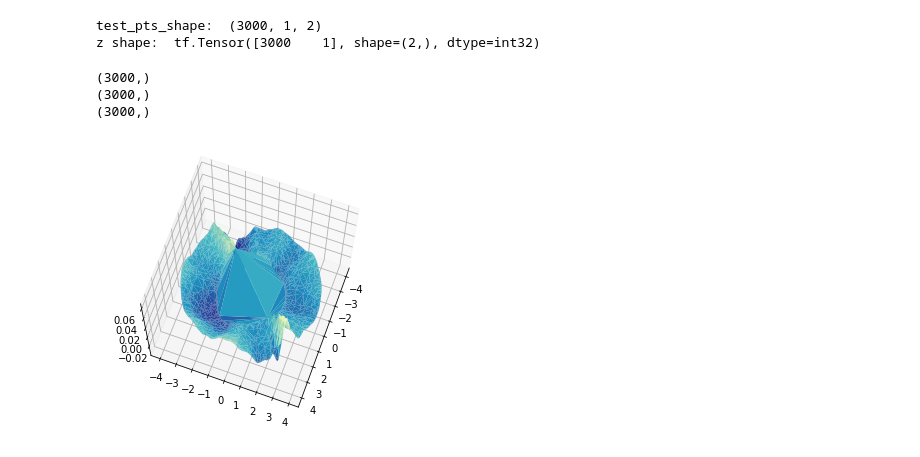
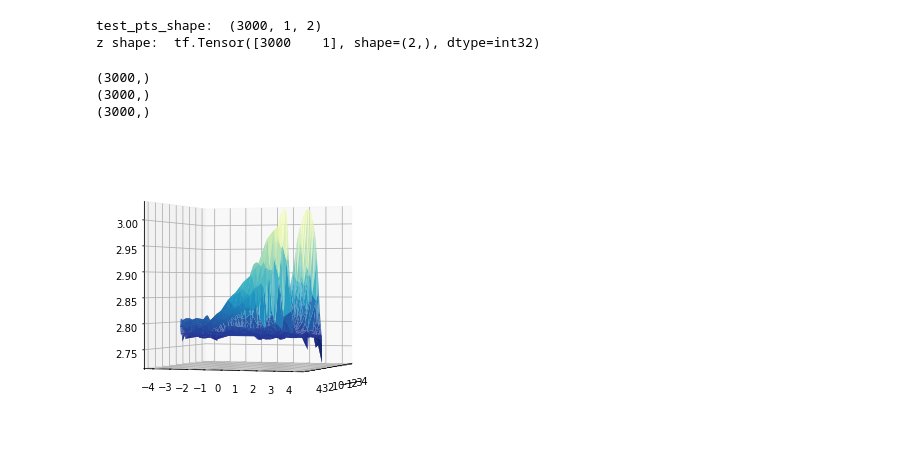
Before and after one commit to DothWalrus/machine_learning_pde, a Jupyter notebook: 2d_laplace_dgm.ipynb, the cells around one changed output. Cells and saved outputs as stored; diff of their text form; code cells hidden in the pictures.

Commit message:
network now uses built in regularizers, output seems better, but not correct

```diff
--- a/2d_laplace_dgm.ipynb
+++ b/2d_laplace_dgm.ipynb
@@ -14,10 +14,10 @@ from mpl_toolkits.mplot3d import Axes3D
 # Construct model
 model = Sequential()
 model.add(Dense(100, input_shape=[2,], activation='selu'))
-model.add(Dense(100, activation='selu'))
-model.add(Dense(100, activation='selu'))
-model.add(Dense(100, activation='selu'))
-model.add(Dense(100, activation='selu'))
-model.add(Dense(100, activation='selu'))
+model.add(Dense(100, activation='selu', activity_regularizer=tf.keras.regularizers.L2(0.01)))
+model.add(Dense(100, activation='selu', activity_regularizer=tf.keras.regularizers.L2(0.01)))
+model.add(Dense(100, activation='selu', activity_regularizer=tf.keras.regularizers.L2(0.01)))
+model.add(Dense(100, activation='selu', activity_regularizer=tf.keras.regularizers.L2(0.01)))
+model.add(Dense(100, activation='selu', activity_regularizer=tf.keras.regularizers.L2(0.01)))
 model.add(Flatten())
 model.add(Dense(1))
@@ -180,23 +235,23 @@ z shape:  tf.Tensor([3000    1], shape=(2,), dtype=int32)
 # %%
 # Plot ####################################################################################################
 fig = pylab.figure(figsize=plt.figaspect(1))
 ax = Axes3D(fig)
 
 X = test_pts[0:, 0, 0].numpy()
 print(X.shape)
 Y = test_pts[0:, 0, 1].numpy()
 print(Y.shape)
 Z = z[0:, 0].numpy()
 print(Z.shape)
 
 ax.plot_trisurf(X,Y,Z, cmap=plt.cm.YlGnBu_r)
-ax.view_init(70, 20)
+ax.view_init(0, 20)
 plt.show()
 # %% [output]
 (3000,)
 (3000,)
 (3000,)
-[figure, old version]
+[figure, new version]
 # %%
 plt.scatter(X,Y)
 plt.show()
```
Also changed, not shown: parts of 10 cells of this notebook.
